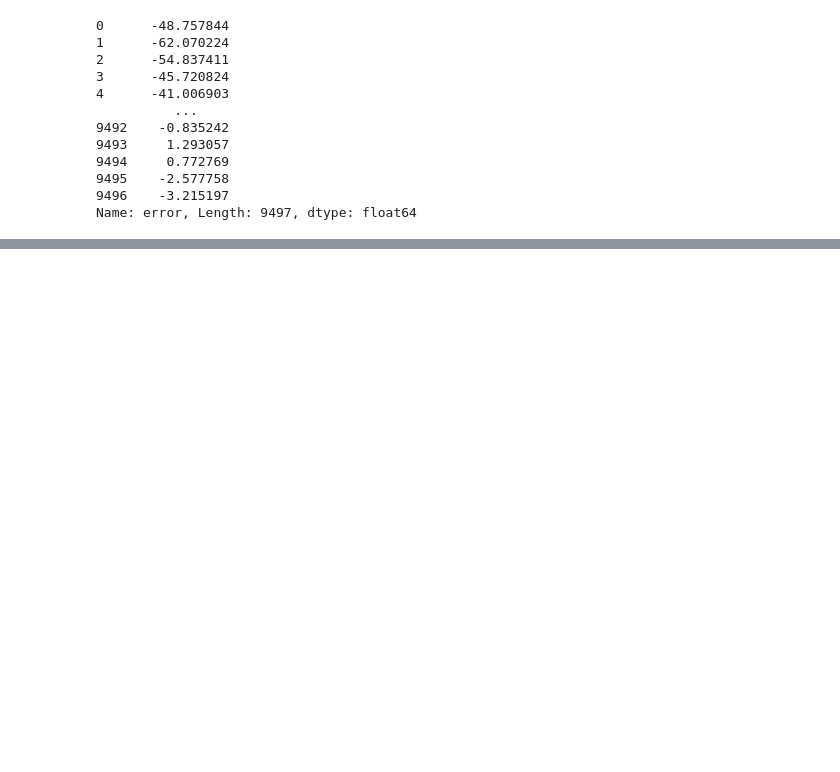
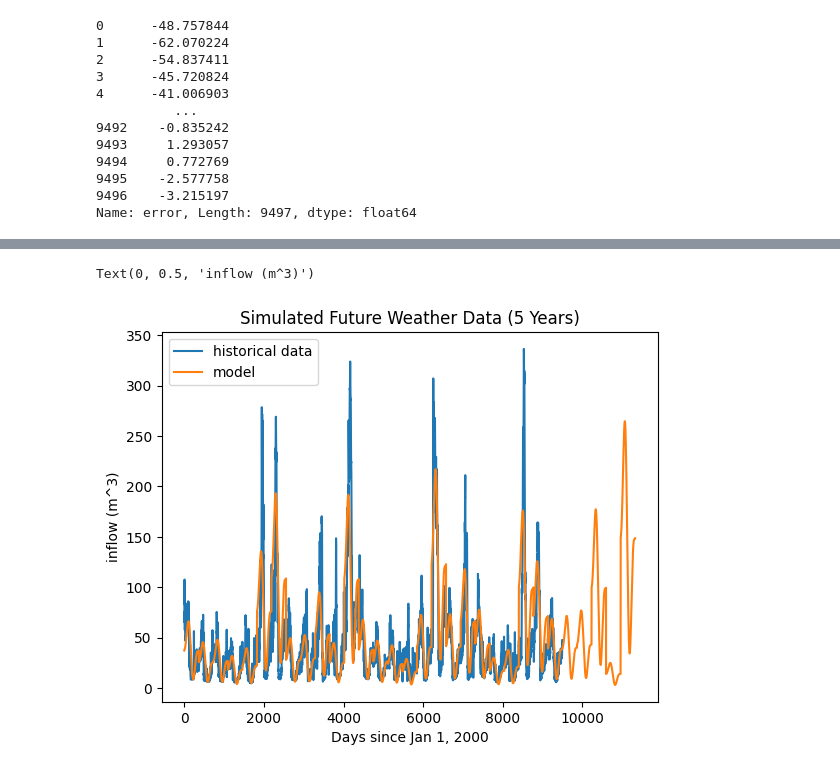
Before and after one commit to danilomcmaster/GSLModel, a Jupyter notebook: inflow.ipynb, the cells around one changed output, grey strips where cells are left out. Cells and saved outputs as stored; diff of their text form; code cells hidden in the pictures; blank space fills up the shorter version.

```diff
--- a/inflow.ipynb
+++ b/inflow.ipynb
@@ -384,0 +432,11 @@ np.mean(day_adj_vars)
+# %%
+plt.title("Simulated Future Weather Data (5 Years)")
+plt.plot(df_2000["value"], label="historical data")
+# plt.plot(df_2000["pred"])
+plt.plot(list(df_2000["pred2"]) + list(simulate(5)), label="model")
+plt.legend()
+plt.xlabel("Days since Jan 1, 2000")
+plt.ylabel("inflow (m^3)")
+# %% [output]
+Text(0, 0.5, 'inflow (m^3)')
+[figure, added]
```
Also changed, not shown: parts of 8 cells of this notebook.
